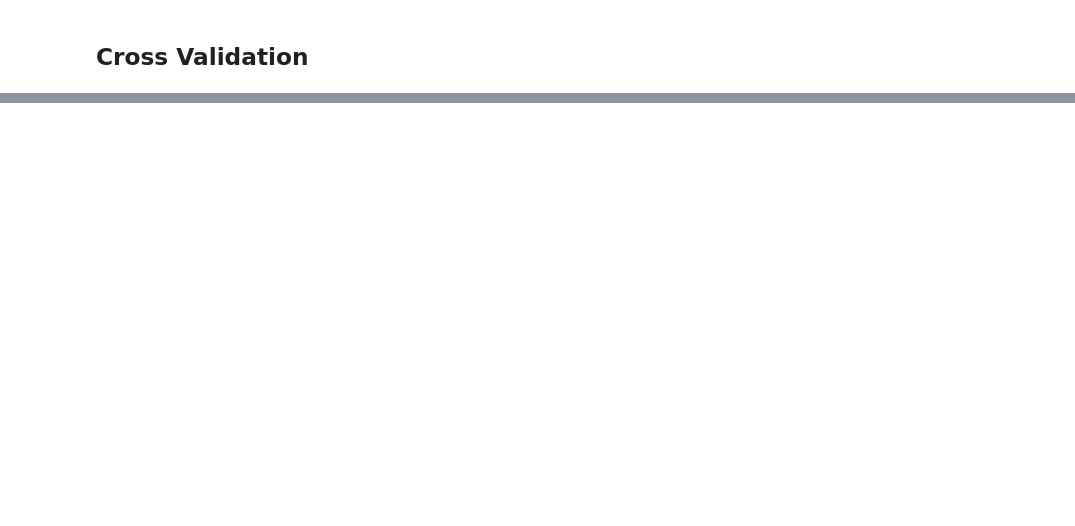
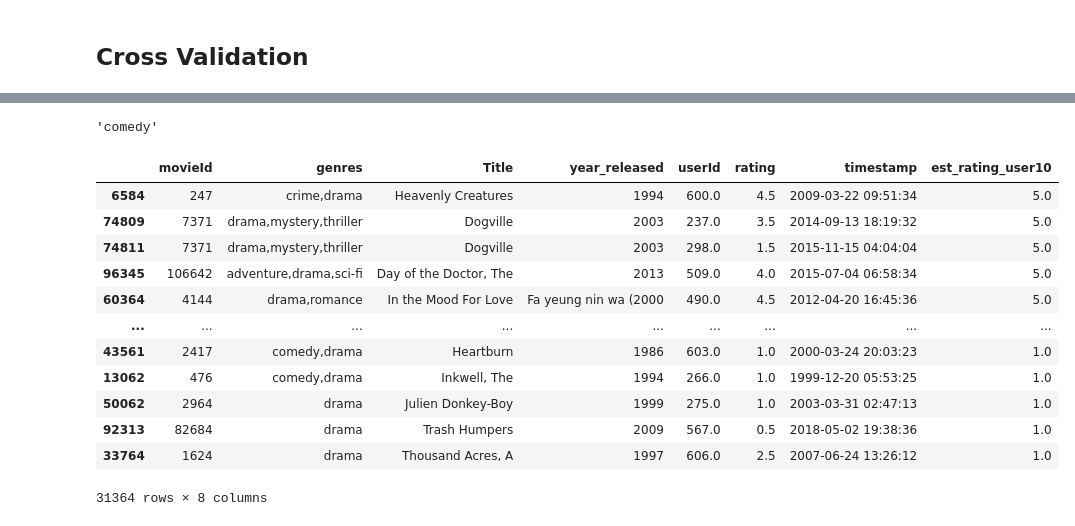
Before and after one commit to xiaohua-su/Recommender_System, a Jupyter notebook: Workspace/Zach/Data Cleaning-Zach.ipynb, the cells around one changed output, grey strips where cells are left out. Cells and saved outputs as stored; diff of their text form; code cells hidden in the pictures; blank space fills up the shorter version.

```diff
--- a/Workspace/Zach/Data Cleaning-Zach.ipynb
+++ b/Workspace/Zach/Data Cleaning-Zach.ipynb
@@ -277,0 +520,3 @@ Prediction(uid=10, iid=20, r_ui=None, est=2.7559988343808155, details={'actual_k
+# %%
+train['est_rating_user10'] = train['movieId'].apply(lambda x: model3.predict(train.userId[10], x).est)
+train.sort_values(by='est_rating_user10', ascending=False, inplace=True)
@@ -277,0 +539,4 @@ Prediction(uid=10, iid=20, r_ui=None, est=2.7559988343808155, details={'actual_k
+# %%
+user = input('userId: ')
+genre = input('What genres are you interested in? ')
+num_recs = input('How many recomendations would you like? ')
@@ -277,0 +565,22 @@ Prediction(uid=10, iid=20, r_ui=None, est=2.7559988343808155, details={'actual_k
+# %%
+genre
+# %% [output]
+'comedy'
+# %%
+genre_df = train[train['genres'].str.contains(genre)]
+# %%
+genre_df
+# %% [output]
+|  | movieId | genres | Title | year_released | userId | rating | timestamp | est_rating_user10 |
+| 6584 | 247 | crime,drama | Heavenly Creatures | 1994 | 600.0 | 4.5 | 2009-03-22 09:51:34 | 5.0 |
+| 74809 | 7371 | drama,mystery,thriller | Dogville | 2003 | 237.0 | 3.5 | 2014-09-13 18:19:32 | 5.0 |
+| 74811 | 7371 | drama,mystery,thriller | Dogville | 2003 | 298.0 | 1.5 | 2015-11-15 04:04:04 | 5.0 |
+| 96345 | 106642 | adventure,drama,sci-fi | Day of the Doctor, The | 2013 | 509.0 | 4.0 | 2015-07-04 06:58:34 | 5.0 |
+| 60364 | 4144 | drama,romance | In the Mood For Love | Fa yeung nin wa (2000 | 490.0 | 4.5 | 2012-04-20 16:45:36 | 5.0 |
+| ... | ... | ... | ... | ... | ... | ... | ... | ... |
+| 43561 | 2417 | comedy,drama | Heartburn | 1986 | 603.0 | 1.0 | 2000-03-24 20:03:23 | 1.0 |
+| 13062 | 476 | comedy,drama | Inkwell, The | 1994 | 266.0 | 1.0 | 1999-12-20 05:53:25 | 1.0 |
+| 50062 | 2964 | drama | Julien Donkey-Boy | 1999 | 275.0 | 1.0 | 2003-03-31 02:47:13 | 1.0 |
+| 92313 | 82684 | drama | Trash Humpers | 2009 | 567.0 | 0.5 | 2018-05-02 19:38:36 | 1.0 |
+| 33764 | 1624 | drama | Thousand Acres, A | 1997 | 606.0 | 2.5 | 2007-06-24 13:26:12 | 1.0 |
+31364 rows × 8 columns
```
Also changed, not shown: parts of 77 cells of this notebook, 1 other file.
